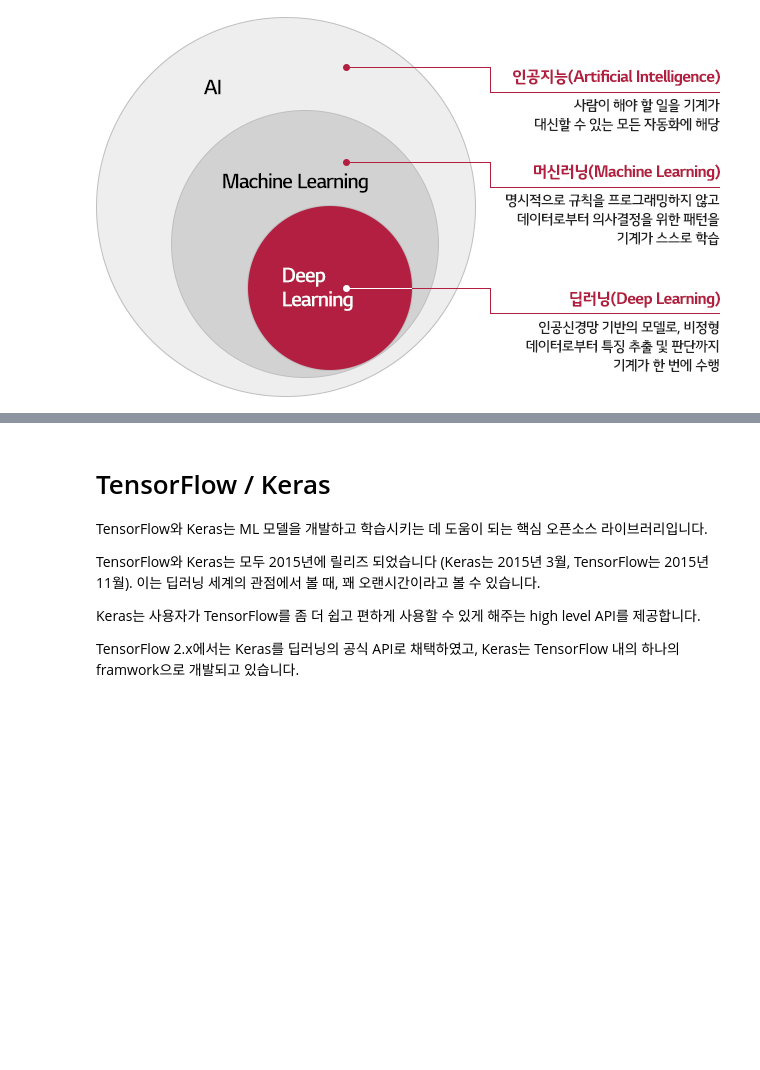
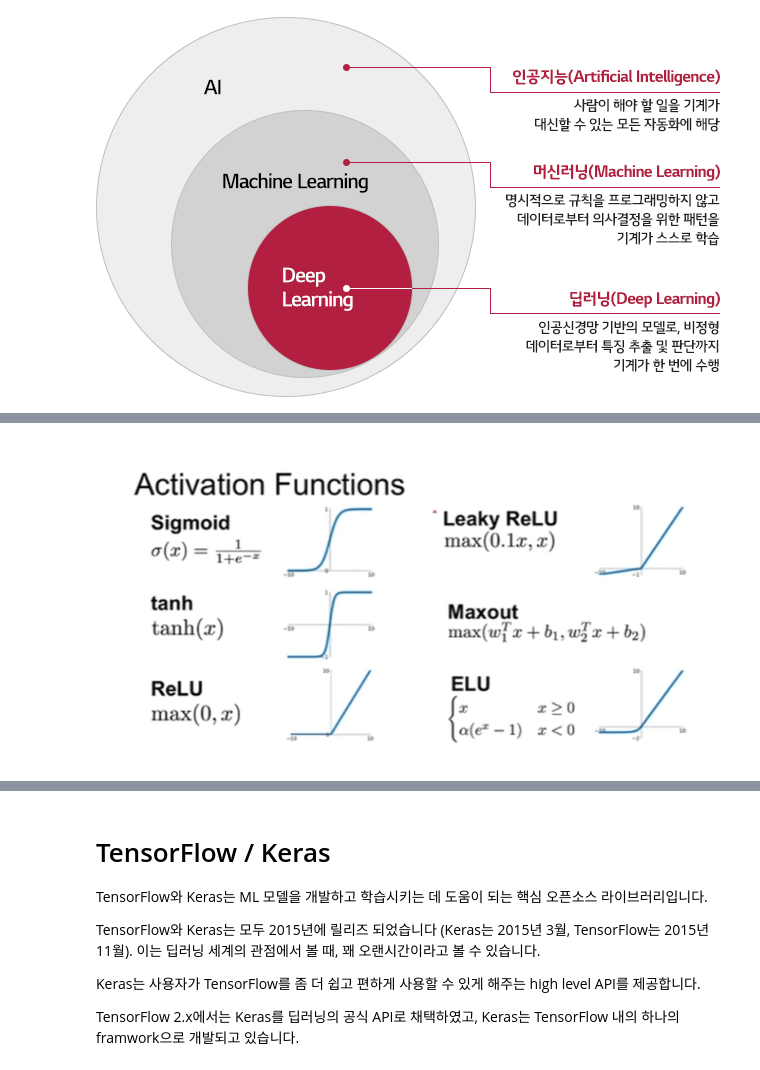
Before and after one commit to SeHwanYoo/gitc_dl_seminar, a Jupyter notebook: 20220120/01 Concept_of_Deep_Learning_and_tutorial.ipynb, the cells around one changed output, grey strips where cells are left out. Cells and saved outputs as stored; diff of their text form; code cells hidden in the pictures; blank space fills up the shorter version.

```diff
--- a/20220120/01 Concept_of_Deep_Learning_and_tutorial.ipynb
+++ b/20220120/01 Concept_of_Deep_Learning_and_tutorial.ipynb
@@ -56,0 +75,6 @@ Image('images/diff.png')
+# %%
+# Activation
+#
+Image('images/activations.png')
+# %% [output]
+[figure, added]
```
Also changed, not shown: parts of 10 cells of this notebook, 7 other files.
